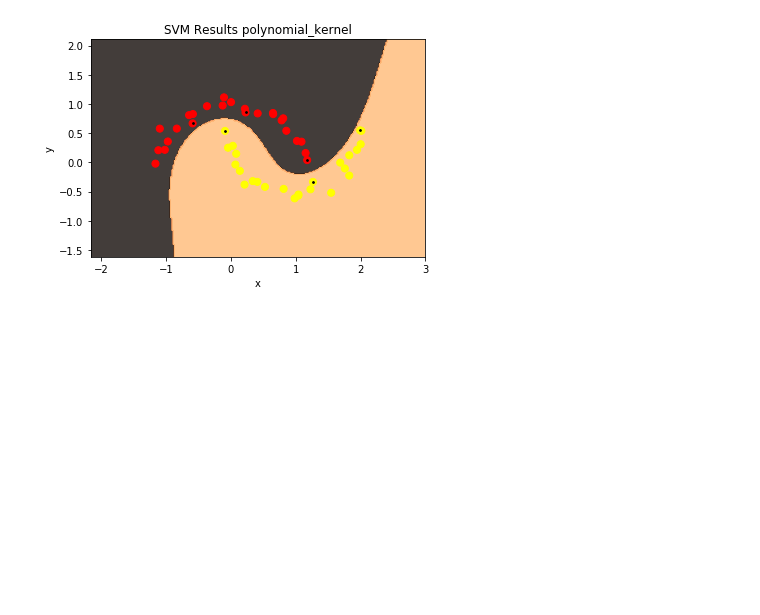
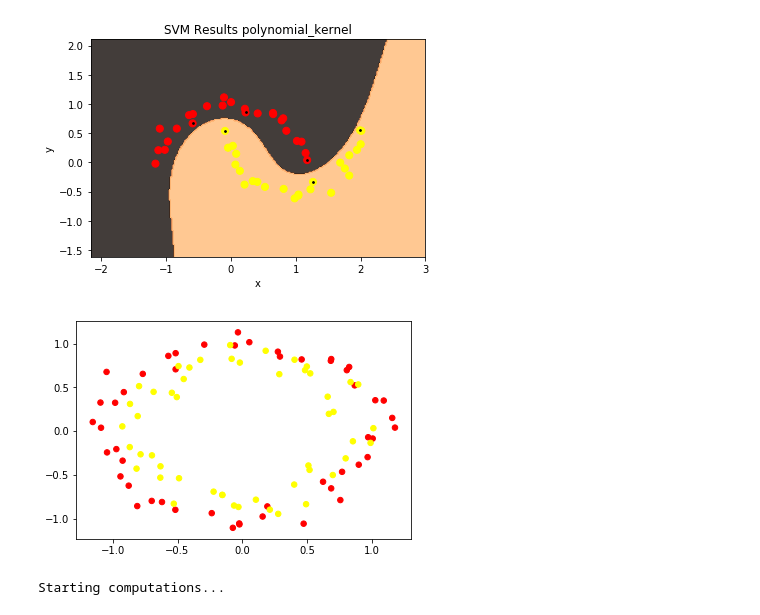
Before and after one commit to evgerher/ML, a Jupyter notebook: HW6.ipynb, the cells around one changed output. Cells and saved outputs as stored; diff of their text form; code cells hidden in the pictures; blank space fills up the shorter version.

```diff
--- a/HW6.ipynb
+++ b/HW6.ipynb
@@ -42,6 +43,10 @@ def linear_kernel(x, z):
 def polynomial_kernel(x, z, c=1, degree=3):
     linear = linear_kernel(x, z)
     return (c + linear) ** degree
+
+def radial_kernel(x, z, gamma=-0.5):
+    val = np.dot((x-z), (x-z))
+    return math.exp(gamma * val)
 
 
 # returns array of indices of all support vectors, i.e. those for which alpha > 0
@@ -82,10 +87,10 @@ def find_w_b(alphas, y, x, sv_inds, kernel, thresh, C):
     wx_neg = 0
     for i in range(n):
         wx_pos += alphas[i] * y[i] * kernel(x[i], x[x_pos[0]])
-        wx_neg_avg += alphas[i] * y[i] * kernel(x[i], x[x_neg[0]])
+        wx_neg += alphas[i] * y[i] * kernel(x[i], x[x_neg[0]])
 
 
-    b = - (wx_pos_avg + wx_neg_avg) / 2
+    b = - (wx_pos + wx_neg) / 2
     if kernel is linear_kernel:
         return w, b
     return None, b
@@ -178,8 +183,8 @@ def minimize_and_plot(X, Y, kernel, C, thresh):
 # %%
 # here we assign values for constants
 # you can change them when you are testing your solution but when submitting leave it in the original state
-n_samples = 50
-C_const = 100
+n_samples = 20
+C_const = 10
 threshold = 1e-3
 # %%
 # generating (almost) linearly separable data, replacing 0 labels with -1
@@ -227,3 +232,14 @@ message: `xtol` termination condition is satisfied.
 alphas of support vectors:
  [4.20207697 2.01191199 2.52741414 6.16825566 1.94322049 0.62992643]
 [figure]
+# %%
+# generating moon-shaped data, replacing 0 labels with -1
+X_circle, Y_circle = make_circles(n_samples=100, shuffle=False, noise=0.10, random_state=0)
+Y_circle[Y_circle == 0] = -1
+plt.scatter(X_circle[:, 0], X_circle[:, 1], c=Y_circle, s=30, cmap='autumn')
+plt.show()
+
+minimize_and_plot(X_circle, Y_circle, radial_kernel, C_const, threshold)  # svm with linear kernel
+# %% [output]
+[figure, added]
+Starting computations...
```
Also changed, not shown: parts of 1 cell of this notebook, 3 other files.
